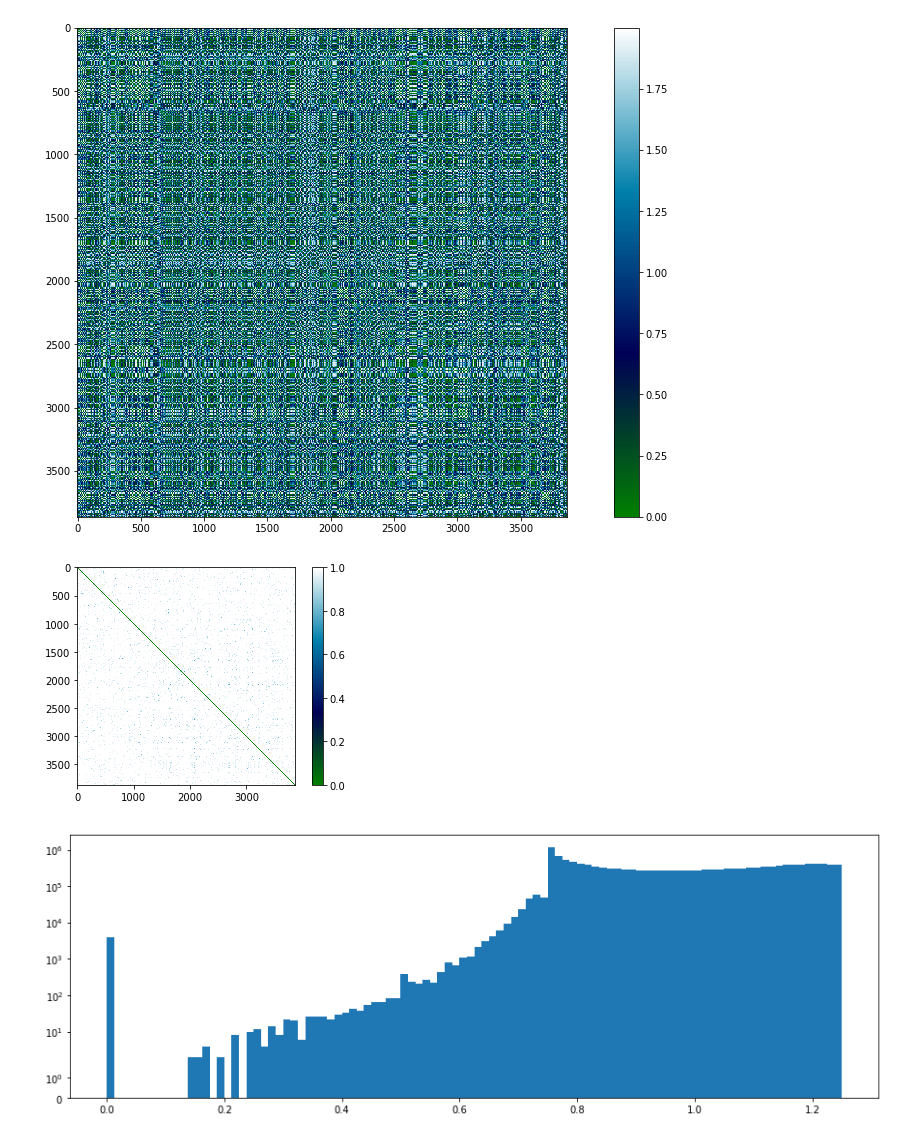
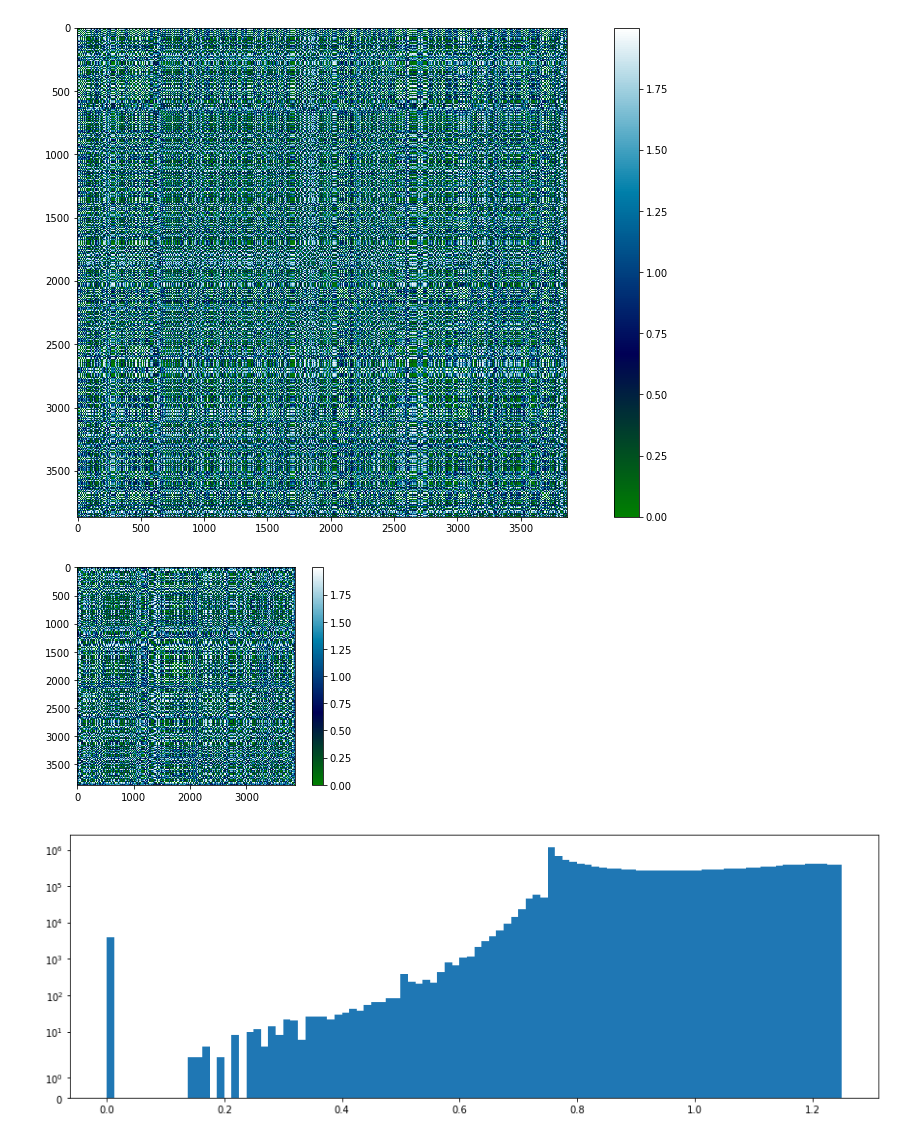
Before and after one commit to MilicaNovak/FinalProjectNTDS2017, a Jupyter notebook: ReportNotebook/LightReport-Working-In-Progress.ipynb, the cells around one changed output. Cells and saved outputs as stored; diff of their text form; code cells hidden in the pictures.

```diff
--- a/ReportNotebook/LightReport-Working-In-Progress.ipynb
+++ b/ReportNotebook/LightReport-Working-In-Progress.ipynb
@@ -141,14 +45,0 @@ DONE
-# %%
-AllIndex = Frames[0].index.values
-CleanedFrames=[]
-CleanedFrames.append( Frames[0][(Frames[0].T != 0).any()] )
-CleanedFrames.append( Frames[1][(Frames[1].T != 0).any()] )
-CleanedFrames.append( Frames[2][(Frames[2].T != 0).any()] )
-
-DropLines0 = (list(set(AllIndex) - set(CleanedFrames[0].index.values)))
-DropLines1 = (list(set(AllIndex) - set(CleanedFrames[1].index.values)))
-DropLines2 = (list(set(AllIndex) - set(CleanedFrames[2].index.values)))
-
-DropLines = set(DropLines0 + DropLines1 + DropLines2)
-Remainers = list(set(AllIndex) - set(DropLines))
-print(len(Remainers)/len(Frames[0]))
@@ -222,16 +155,16 @@ plt.show()
 # %% [output]
 [figure]
 # %%
-All = (CatDistances)/3
+All = (Grand_distances)#+CatDistances)/4
 fig = plt.figure()
 ax = fig.add_subplot(1,1,1)
 ax.set_aspect('equal')
 plt.rcParams['figure.figsize'] = (17, 9)
 plt.imshow(All, interpolation='nearest', cmap=plt.cm.ocean)
 plt.colorbar()
 plt.show()
 # %% [output]
-[figure, old version]
+[figure, new version]
 # %%
 %matplotlib inline
 fig, axes = plt.subplots(figsize=(15, 5))
```
Also changed, not shown: parts of 26 cells of this notebook, 8 other files.
